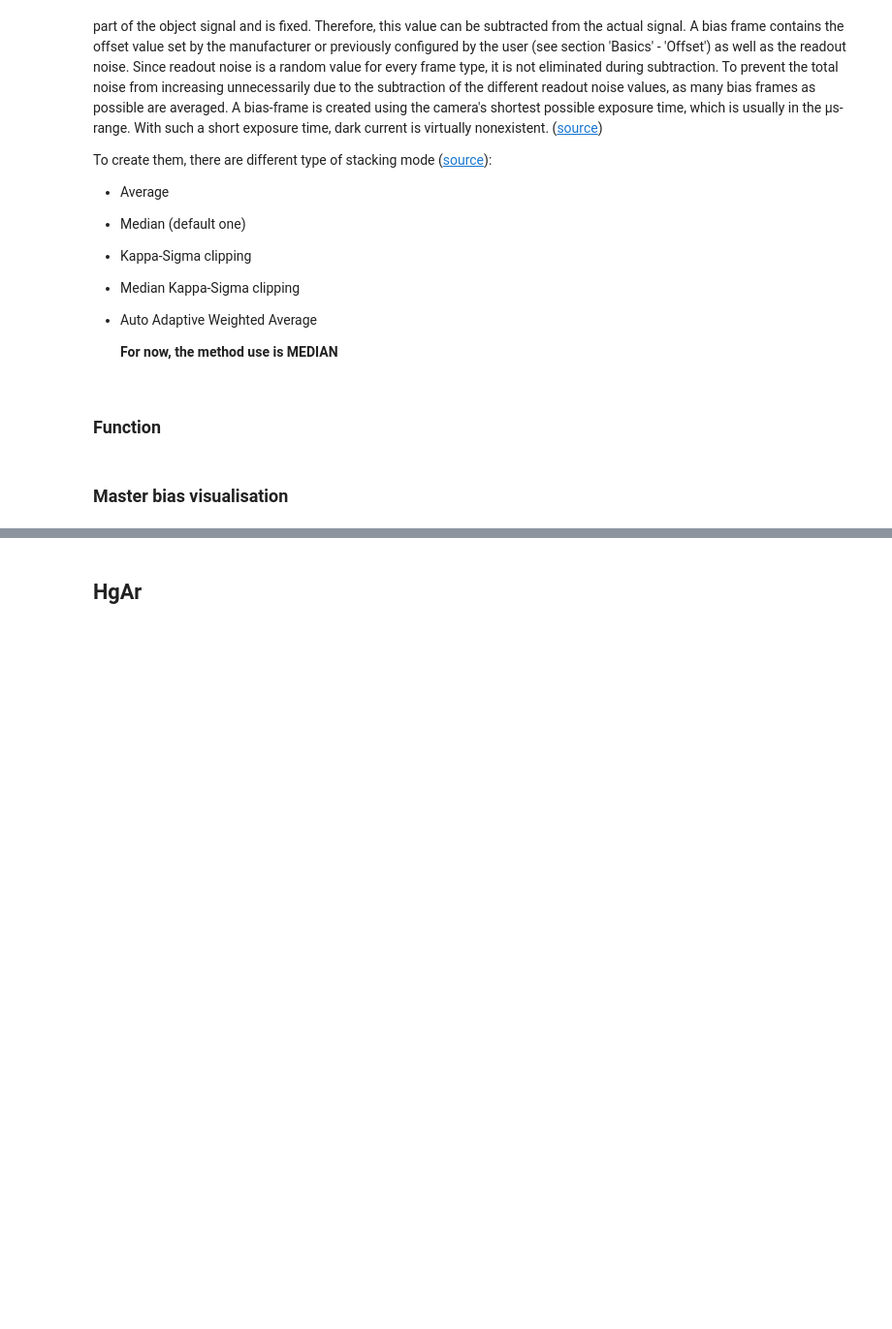
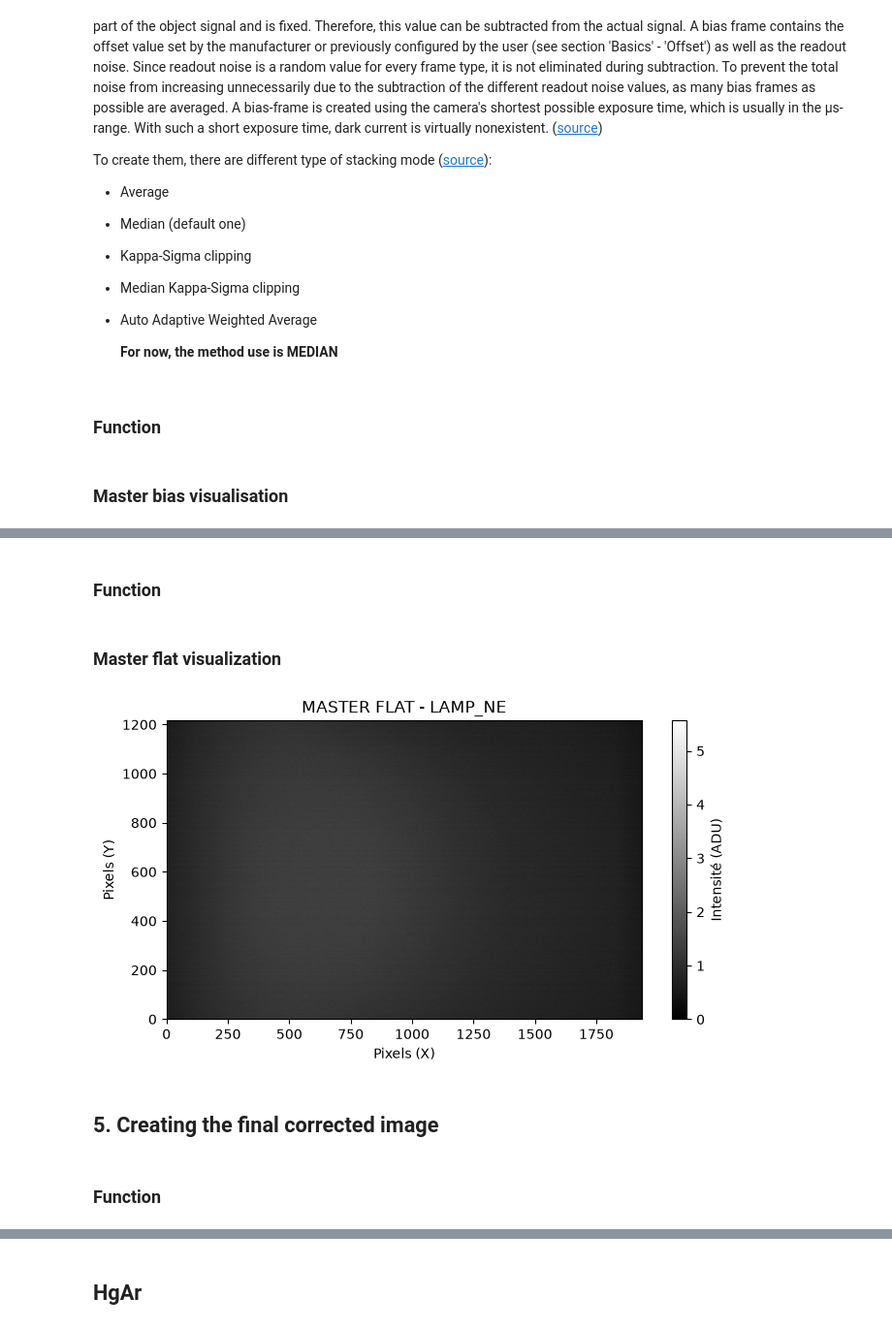
Before and after one commit to lalygator/cmos-software, a Jupyter notebook: data_analysis.ipynb, the cells around one changed output, grey strips where cells are left out. Shown at 97% size. Saved outputs shown, nothing was run; the diff lists cells and outputs as text; code cells hidden in the pictures; blank space fills up the shorter version.

```diff
--- a/data_analysis.ipynb
+++ b/data_analysis.ipynb
@@ -72,0 +123,39 @@ plt.show()
+# %% [markdown]
+### Function
+# %%
+def master_flat(object_name,exp_time, master_bias):
+    flat_folder = f"TEST_FLAT/FLAT_{exp_time}"
+    flat_files = os.listdir(flat_folder)
+    flats = np.zeros((MAX_H,MAX_W,len(flat_files)), dtype=np.float32)
+
+    for i, flat in tqdm(enumerate(flat_files)): # loop for each bias in the bias folder
+        with fits.open(f"{flat_folder}/{flat}") as hdul: # open fits file
+            flats[:,:,i] = hdul[0].data.astype(np.float32) - master_bias.astype(np.float32)
+
+    raw_master_flat = np.median(flats, axis=2)
+
+    master_flat = raw_master_flat / np.median(raw_master_flat) # correct for the vignetting/dust without changing the actual value of each pixel
+    return master_flat
+# %%
+MASTER_FLAT = master_flat(OBJECT_NAME, EXPOSURE, MASTER_BIAS)
+# %% [markdown]
+### Master flat visualization
+# %%
+fig, ax = plt.subplots(figsize=(8,4))
+
+im = ax.imshow(MASTER_FLAT, cmap='gray', origin='lower', vmin=0)#, vmax=2000)
+
+ax.set_title(f"MASTER FLAT - {OBJECT_NAME}")
+ax.set_xlabel("Pixels (X)")
+ax.set_ylabel("Pixels (Y)")
+
+# 5. Ajout de la barre de couleur liée à l'image 'im'
+fig.colorbar(im, ax=ax, label="Intensité (ADU)")
+
+plt.show()
+# %% [output]
+[figure, added]
+# %% [markdown]
+## **5. Creating the final corrected image**
+# %% [markdown]
+### Function
```
Also changed, not shown: parts of 69 cells of this notebook, 4 other files.
